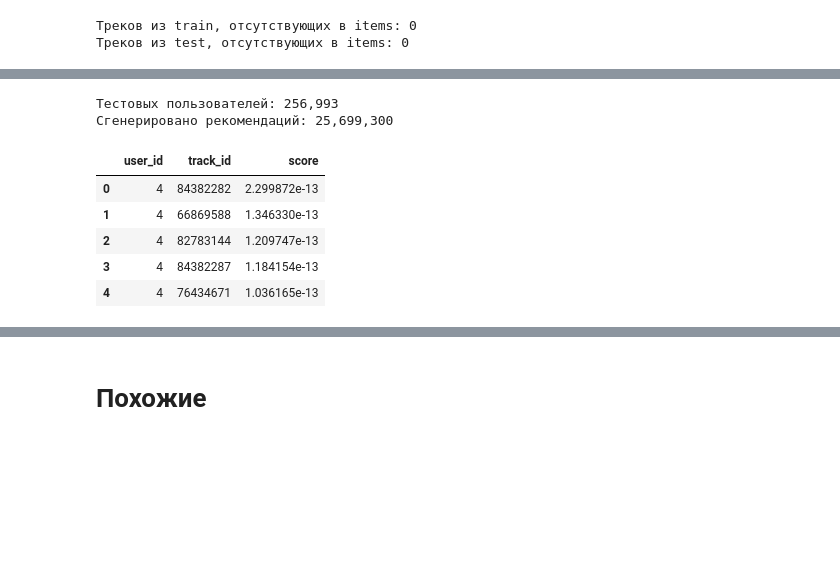
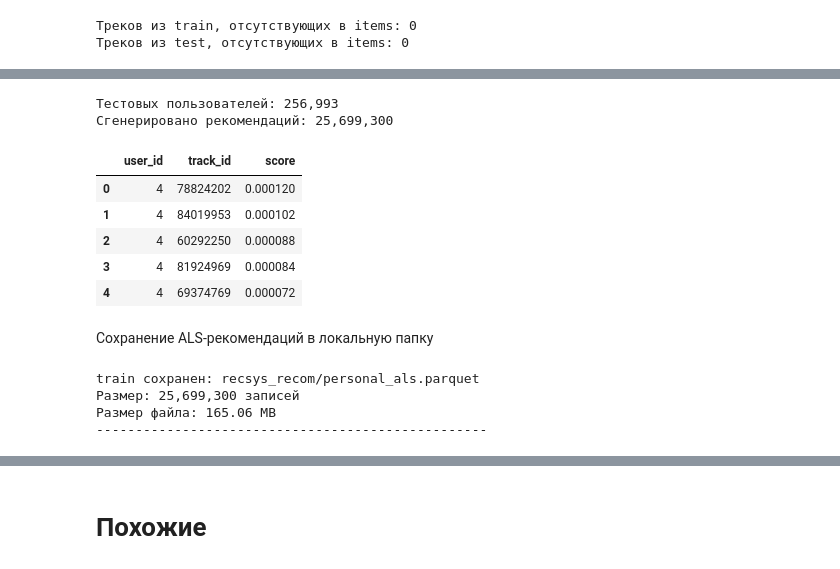
Before and after one commit to ozerge/mle-project-sprint-4-v001, a Jupyter notebook: recommendations.ipynb, the cells around one changed output, grey strips where cells are left out. Cells and saved outputs as stored; diff of their text form; code cells hidden in the pictures; blank space fills up the shorter version.

```diff
--- a/recommendations.ipynb
+++ b/recommendations.ipynb
@@ -2307,0 +2343,15 @@ als_model.save("recsys_recom/als_model")
+# %%
+# Создаем матрицу
+user_item_matrix_train_fixed = scipy.sparse.csr_matrix((
+    events_train_fixed['popularity_weighted'].values,
+    (events_train_fixed['user_id_enc'].values, events_train_fixed['track_id_enc'].values)),
+    shape=(len(user_encoder.classes_), len(item_encoder.classes_)),
+    dtype=np.float32
+)
+
+print(f"Размерность матрицы: {user_item_matrix_train_fixed.shape}")
+print(f"Ненулевых элементов: {user_item_matrix_train_fixed.nnz}")
+print(f"Минимальное значение: {user_item_matrix_train_fixed.data.min():.6f}")
+print(f"Максимальное значение: {user_item_matrix_train_fixed.data.max():.6f}")
+print(f"Среднее значение: {user_item_matrix_train_fixed.data.mean():.6f}")
+print(f"Заполненность матрицы: {user_item_matrix_train_fixed.nnz / (user_item_matrix_train_fixed.shape[0] * user_item_matrix_train_fixed.shape[1]):.6f}%")
@@ -2307,0 +2378,14 @@ als_model.save("recsys_recom/als_model")
+# %%
+# Используем те же параметры, но обучаем на исправленных данных
+als_model = AlternatingLeastSquares(
+    factors=64,
+    iterations=50,
+    regularization=0.05,
+    alpha=40,
+    random_state=RANDOM_STATE
+)
+
+als_model.fit(user_item_matrix_train_fixed)
+als_model.save("recsys_recom/als_model")
+
+print("Модель обучена!")
@@ -2417,41 +2471,41 @@ print(f"Тестовых пользователей: {len(test_user_ids_encoded)
 # Получаем рекомендации только для тестовых пользователей
 test_recommendations = als_model.recommend(
     test_user_ids_encoded,
-    user_item_matrix_train[test_user_ids_encoded],
-    filter_already_liked_items=True,  # НЕ включать уже просмотренные!
+    user_item_matrix_train_fixed[test_user_ids_encoded],
+    filter_already_liked_items=False,  # НЕ включать уже просмотренные!
     N=100
 )
 
 # Преобразуем в табличный формат (оптимизированно)
 test_recommendations_df = pd.DataFrame({
     "user_id_enc": np.repeat(test_user_ids_encoded, test_recommendations[0].shape[1]),
     "track_id_enc": test_recommendations[0].flatten(),
     "score": test_recommendations[1].flatten()
 })
 
 # Убираем возможные NaN (если есть)
 test_recommendations_df = test_recommendations_df.dropna()
 
 # Приводим типы данных
 test_recommendations_df["user_id_enc"] = test_recommendations_df["user_id_enc"].astype("int")
 test_recommendations_df["track_id_enc"] = test_recommendations_df["track_id_enc"].astype("int")
 test_recommendations_df["score"] = test_recommendations_df["score"].astype("float")
 
 # Получаем изначальные идентификаторы
 test_recommendations_df["user_id"] = user_encoder.inverse_transform(test_recommendations_df["user_id_enc"])
 test_recommendations_df["track_id"] = item_encoder.inverse_transform(test_recommendations_df["track_id_enc"])
 
 # Финальный DataFrame
 test_recommendations_df = test_recommendations_df[["user_id", "track_id", "score"]]
 
 print(f"Сгенерировано рекомендаций: {len(test_recommendations_df):,}")
 test_recommendations_df.head()
 # %% [output]
 Тестовых пользователей: 256,993
 Сгенерировано рекомендаций: 25,699,300
 |  | user_id | track_id | score |
-| 0 | 4 | 84382282 | 2.299872e-13 |
-| 1 | 4 | 66869588 | 1.346330e-13 |
-| 2 | 4 | 82783144 | 1.209747e-13 |
-| 3 | 4 | 84382287 | 1.184154e-13 |
-| 4 | 4 | 76434671 | 1.036165e-13 |
+| 0 | 4 | 78824202 | 0.000120 |
+| 1 | 4 | 84019953 | 0.000102 |
+| 2 | 4 | 60292250 | 0.000088 |
+| 3 | 4 | 81924969 | 0.000084 |
+| 4 | 4 | 69374769 | 0.000072 |
@@ -2469,0 +2512,26 @@ print(f"With alpha=40: {1 + 40 * sample_weight}")
+# %% [markdown]
+Сохранение ALS-рекомендаций в локальную папку
+# %%
+import os
+
+# Создаем директорию для данных, если ее нет
+output_dir = "recsys_recom"
+os.makedirs(output_dir, exist_ok=True)
+
+# Функция для получения размера файла в МБ
+def get_file_size_mb(file_path):
+    return os.path.getsize(file_path) / (1024 * 1024)
+
+# Сохраняем interactions_train
+test_recom_path = f"{output_dir}/personal_als.parquet"
+test_recommendations_df.to_parquet(test_recom_path, engine='pyarrow', compression='snappy')
+test_recom_size_mb = get_file_size_mb(test_recom_path)
+print(f"train сохранен: {test_recom_path}")
+print(f"Размер: {len(test_recommendations_df):,} записей")
+print(f"Размер файла: {test_recom_size_mb:.2f} MB")
+print("-" * 50)
+# %% [output]
+train сохранен: recsys_recom/personal_als.parquet
+Размер: 25,699,300 записей
+Размер файла: 165.06 MB
+--------------------------------------------------
```
Also changed, not shown: parts of 31 cells of this notebook.
